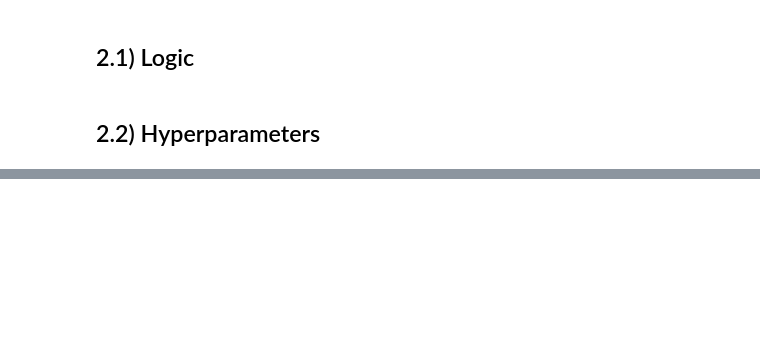
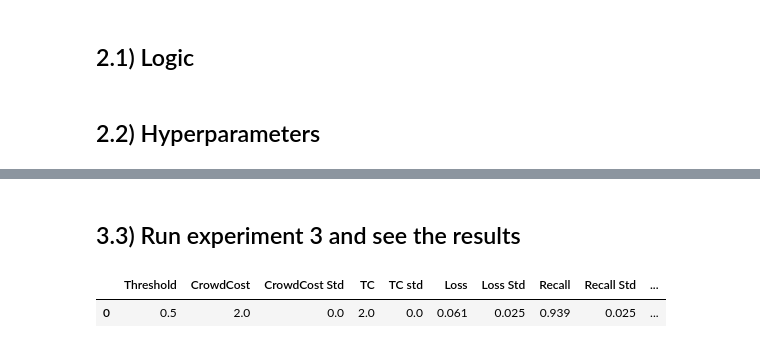
Before and after one commit to pmaglione/classification_model, a Jupyter notebook: main_algorithm_with_experiments.ipynb, the cells around one changed output, grey strips where cells are left out. Cells and saved outputs as stored; diff of their text form; code cells hidden in the pictures; blank space fills up the shorter version.

```diff
--- a/main_algorithm_with_experiments.ipynb
+++ b/main_algorithm_with_experiments.ipynb
@@ -389,0 +395,21 @@ pd.DataFrame(results_mv_baseline, columns=pdColumns)
+# %%
+def generate_votes_3(params, items_num, ct, gt):
+    total_votes = {}
+
+    #base votes
+    for i in range(items_num):
+        total_votes[i] = {}
+        for k in range(2):
+            worker_id, vote = alg_utils.get_worker_vote(params['workers_accuracy'], i, gt, total_votes)
+
+            total_votes[i][worker_id] = [vote]
+
+        #if disagree get 1 more vote
+        if(sum(total_votes[i]) == 1):
+            worker_id, vote = alg_utils.get_worker_vote(params['workers_accuracy'], i, gt, total_votes)
+
+            total_votes[i][worker_id] = [vote]
+
+    items_classification = alg_utils.classify_items_mv(total_votes, gt, params['classification_fn'], ct)
+
+    return [items_classification, total_votes]
@@ -389,0 +480,23 @@ pd.DataFrame(results_mv_baseline, columns=pdColumns)
+# %%
+cts = [.5]
+items_num = 100
+# %% [markdown]
+## 3.3) Run experiment 3 and see the results
+# %%
+results_mv_break_tie = run_experiment_3()
+columns = ["CrowdCost","CrowdCost Std", "TC", "TC std", "Loss", "Loss Std", "Recall", "Recall Std", "Precision", "Precision Std"]
+pdColumns = ["Threshold"] + columns
+
+'''
+#plots
+i = 1
+for column in columns:
+    alg_utils.plot_results(cts, {column: [x[i] for x in results_mv_break_tie]}, "Threshold", column)
+    i += 1
+'''
+#table
+pd.DataFrame(results_mv_break_tie, columns=pdColumns).to_csv('results/mv_break_tie.csv', index=False)
+pd.DataFrame(results_mv_break_tie, columns=pdColumns)
+# %% [output]
+|  | Threshold | CrowdCost | CrowdCost Std | TC | TC std | Loss | Loss Std | Recall | Recall Std | ... |
+| 0 | 0.5 | 2.0 | 0.0 | 2.0 | 0.0 | 0.061 | 0.025 | 0.939 | 0.025 | ... |
```
Also changed, not shown: parts of 21 cells of this notebook, 4 other files.
